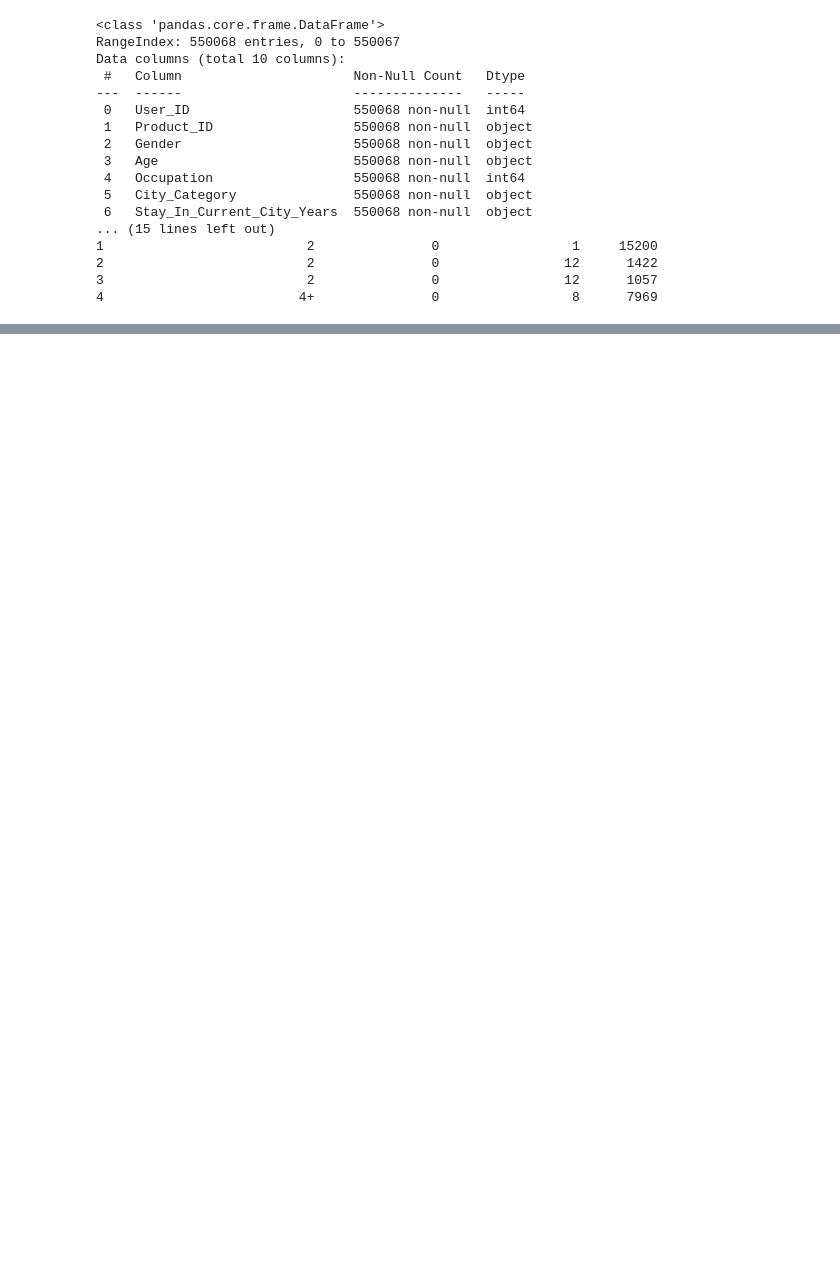
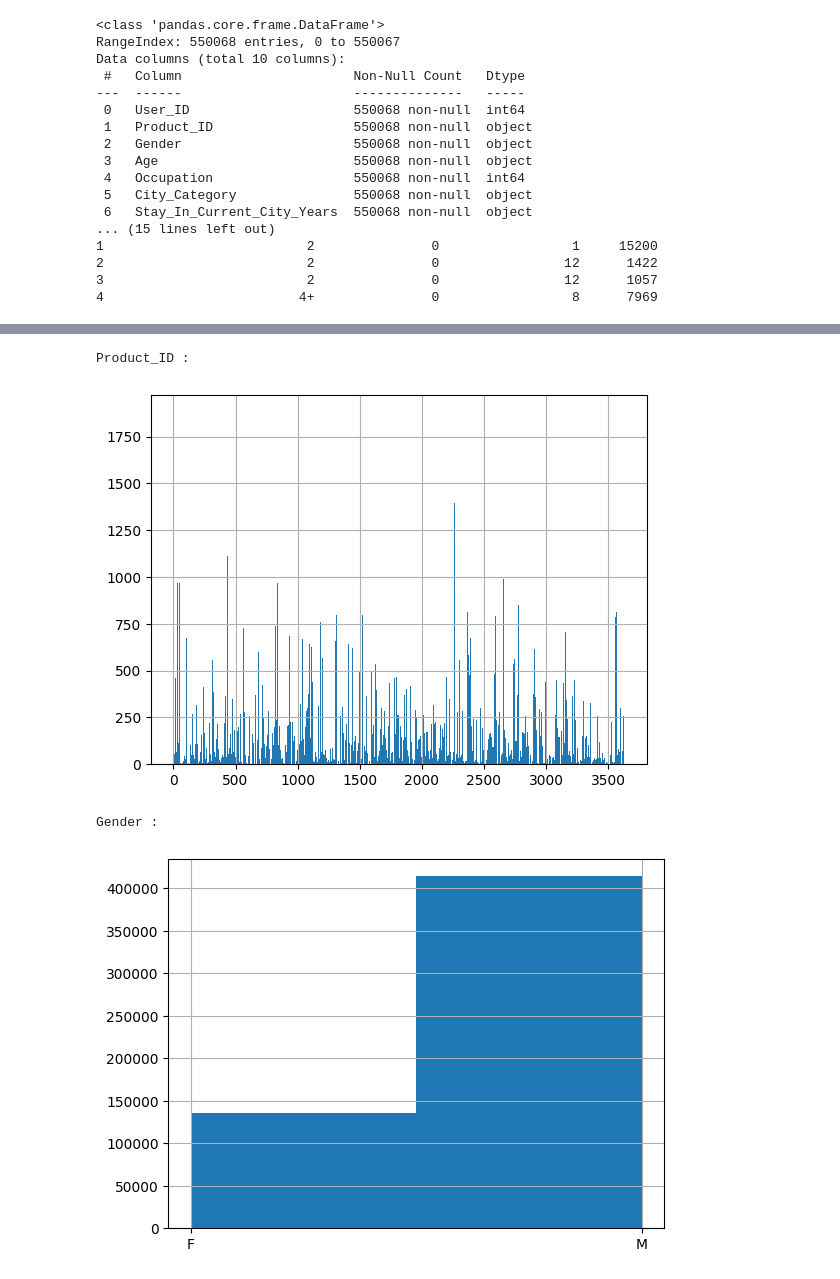
Before and after one commit to Green-Kiwie/Extreme-Couponers-Walmart-Black-Friday, a Jupyter notebook: Data_Exploration.ipynb, the cells around one changed output, grey strips where cells are left out. Cells and saved outputs as stored; diff of their text form; code cells hidden in the pictures; blank space fills up the shorter version.

```diff
--- a/Data_Exploration.ipynb
+++ b/Data_Exploration.ipynb
@@ -45,0 +84,15 @@ plt.show()
+# %%
+column = "Product_ID"
+print(column, ": ")
+encoded_data[column].hist(bins=encoded_data[column].nunique())
+plt.show()
+
+column = "Gender"
+print(column, ": ")
+raw_data[column].hist(bins=2)
+plt.show()
+# %% [output]
+Product_ID :
+[figure, added]
+Gender :
+[figure, added]
```
Also changed, not shown: parts of 6 cells of this notebook.
